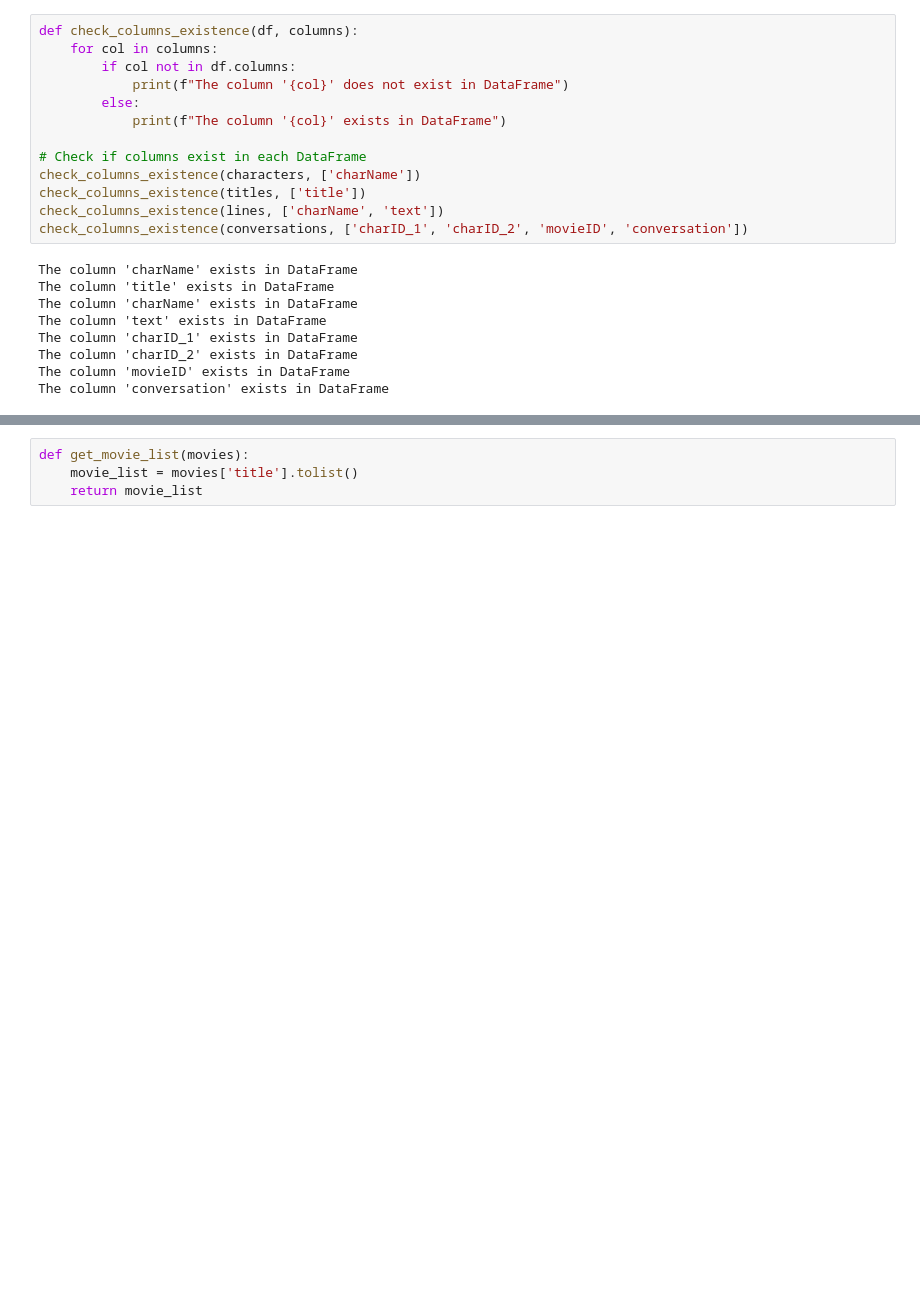
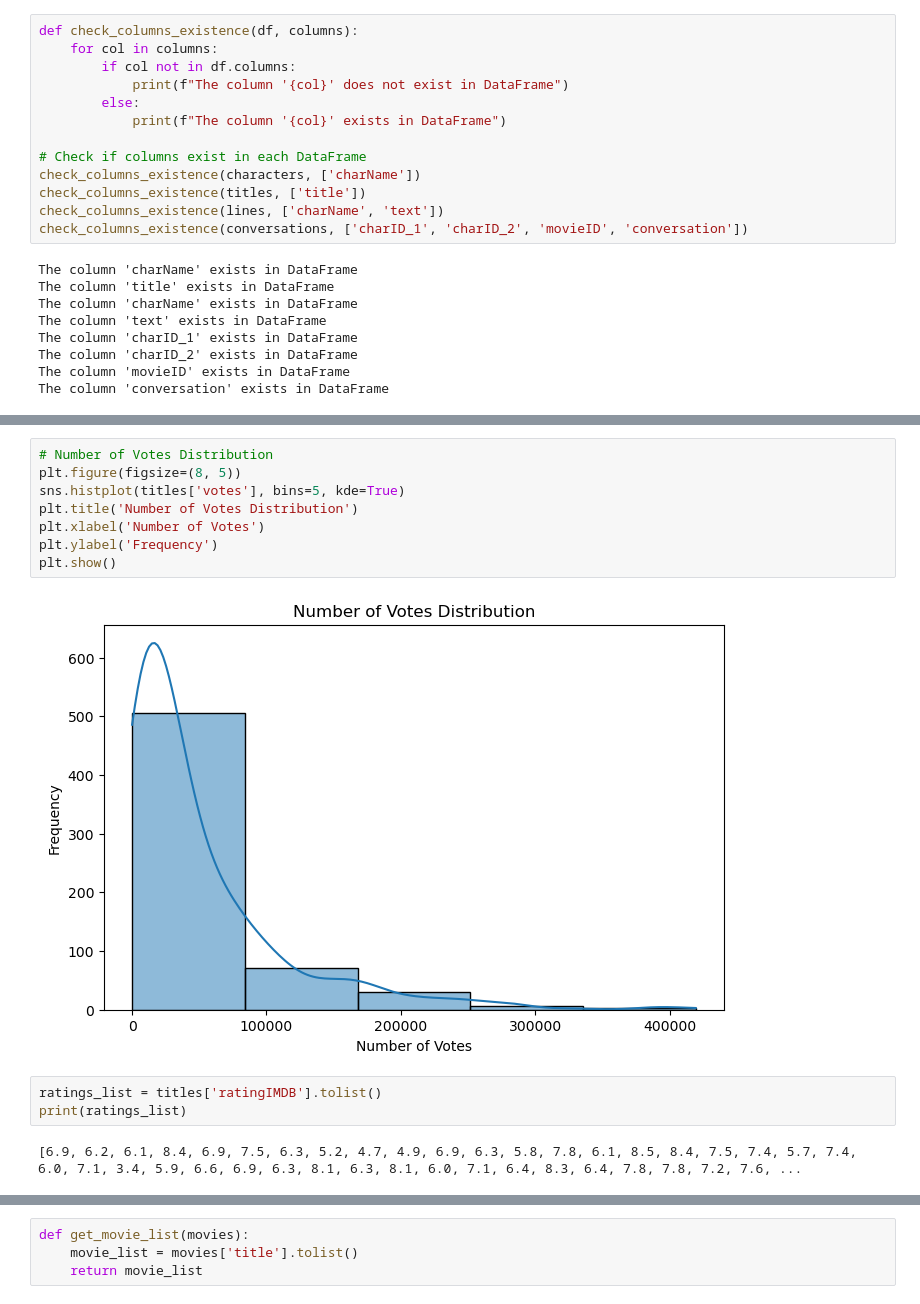
Before and after one commit to Nishith170217/Cornell-Movie-Dialog-Analysis-NLP-Course-Project-, a Jupyter notebook: trial 2.ipynb, the cells around one changed output, grey strips where cells are left out. Cells and saved outputs as stored; diff of their text form; blank space fills up the shorter version.

```diff
--- a/trial 2.ipynb
+++ b/trial 2.ipynb
@@ -81,0 +117,15 @@ The column 'conversation' exists in DataFrame
+# %%
+# Number of Votes Distribution
+plt.figure(figsize=(8, 5))
+sns.histplot(titles['votes'], bins=5, kde=True)
+plt.title('Number of Votes Distribution')
+plt.xlabel('Number of Votes')
+plt.ylabel('Frequency')
+plt.show()
+# %% [output]
+[figure, added]
+# %%
+ratings_list = titles['ratingIMDB'].tolist()
+print(ratings_list)
+# %% [output]
+[6.9, 6.2, 6.1, 8.4, 6.9, 7.5, 6.3, 5.2, 4.7, 4.9, 6.9, 6.3, 5.8, 7.8, 6.1, 8.5, 8.4, 7.5, 7.4, 5.7, 7.4, 6.0, 7.1, 3.4, 5.9, 6.6, 6.9, 6.3, 8.1, 6.3, 8.1, 6.0, 7.1, 6.4, 8.3, 6.4, 7.8, 7.8, 7.2, 7.6, ...
```
Also changed, not shown: parts of 82 cells of this notebook, 1 other file.
